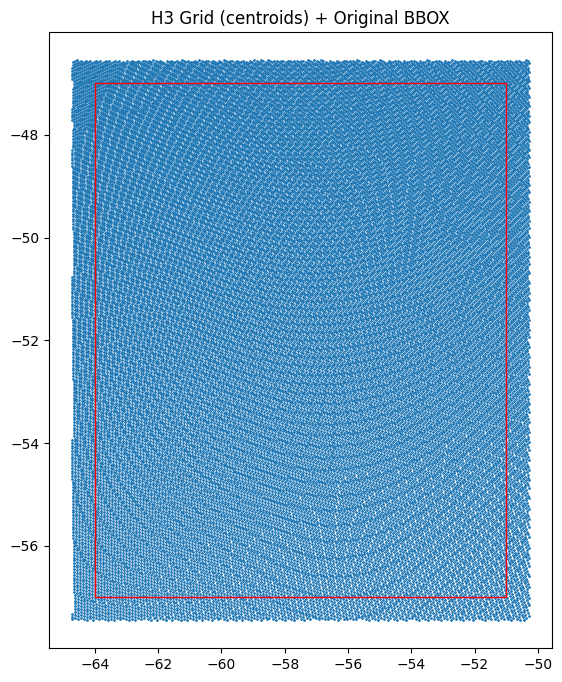
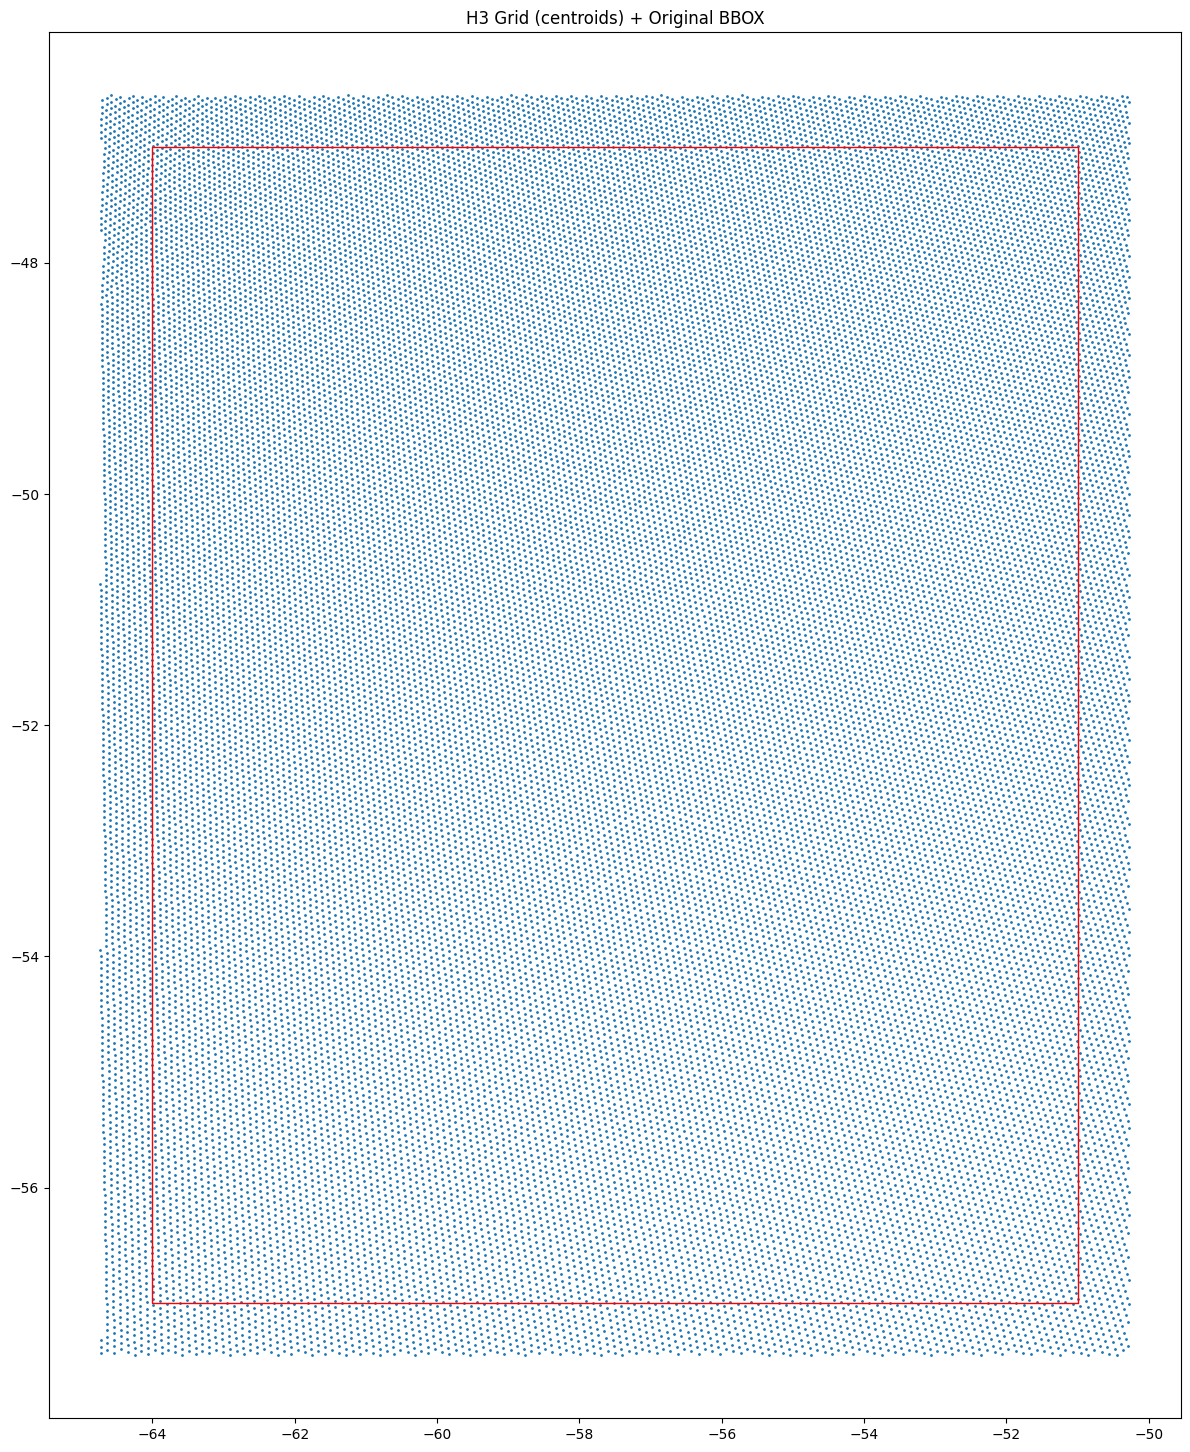
Unified diff of the notebook cell whose output changed from the first chart to the second:
--- before
+++ after
@@ -24,5 +24,5 @@
 
 # Plot
-ax = gdf.plot(markersize=1, figsize=(8, 8))
+ax = gdf.plot(markersize=1, figsize=(18, 18))
 
 bbox_gdf.boundary.plot(ax=ax, edgecolor="red", linewidth=1)

Commit: 00_pipeline_execution